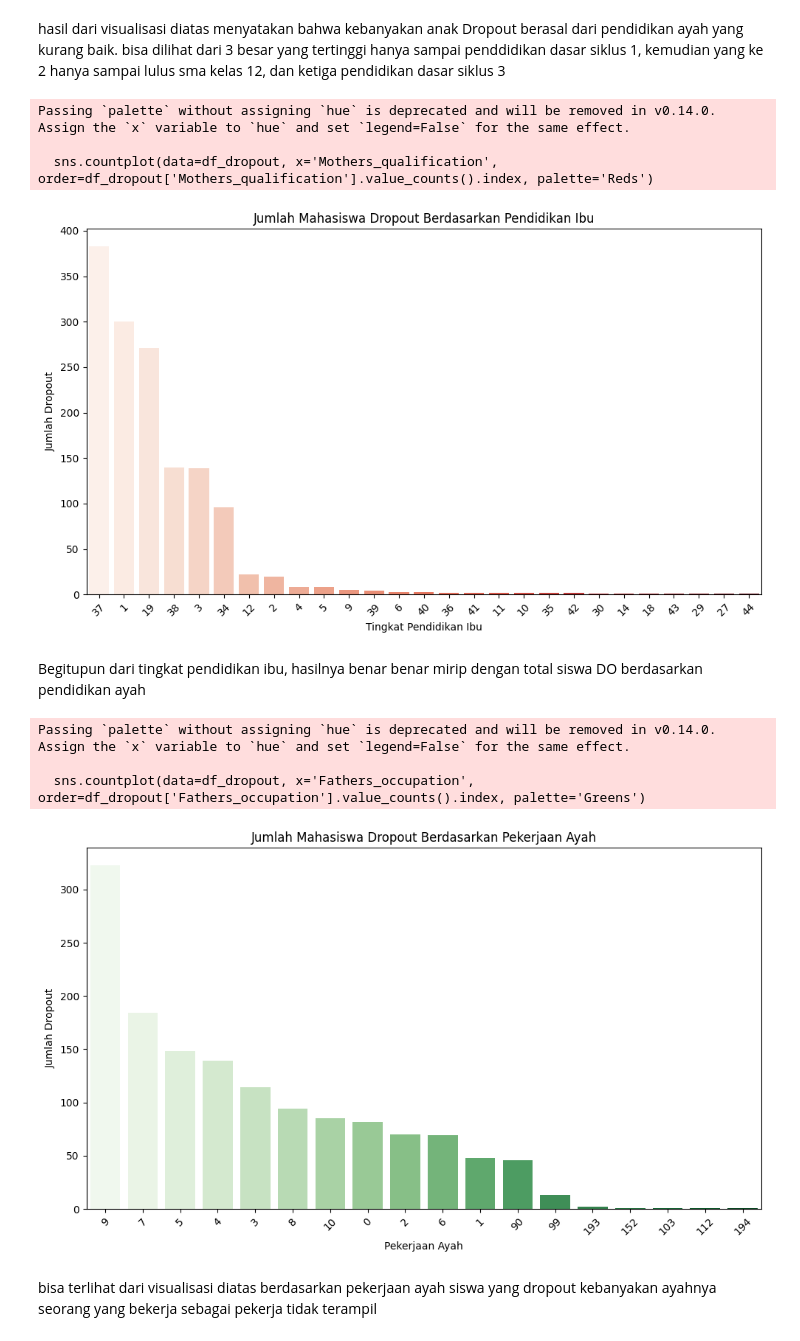
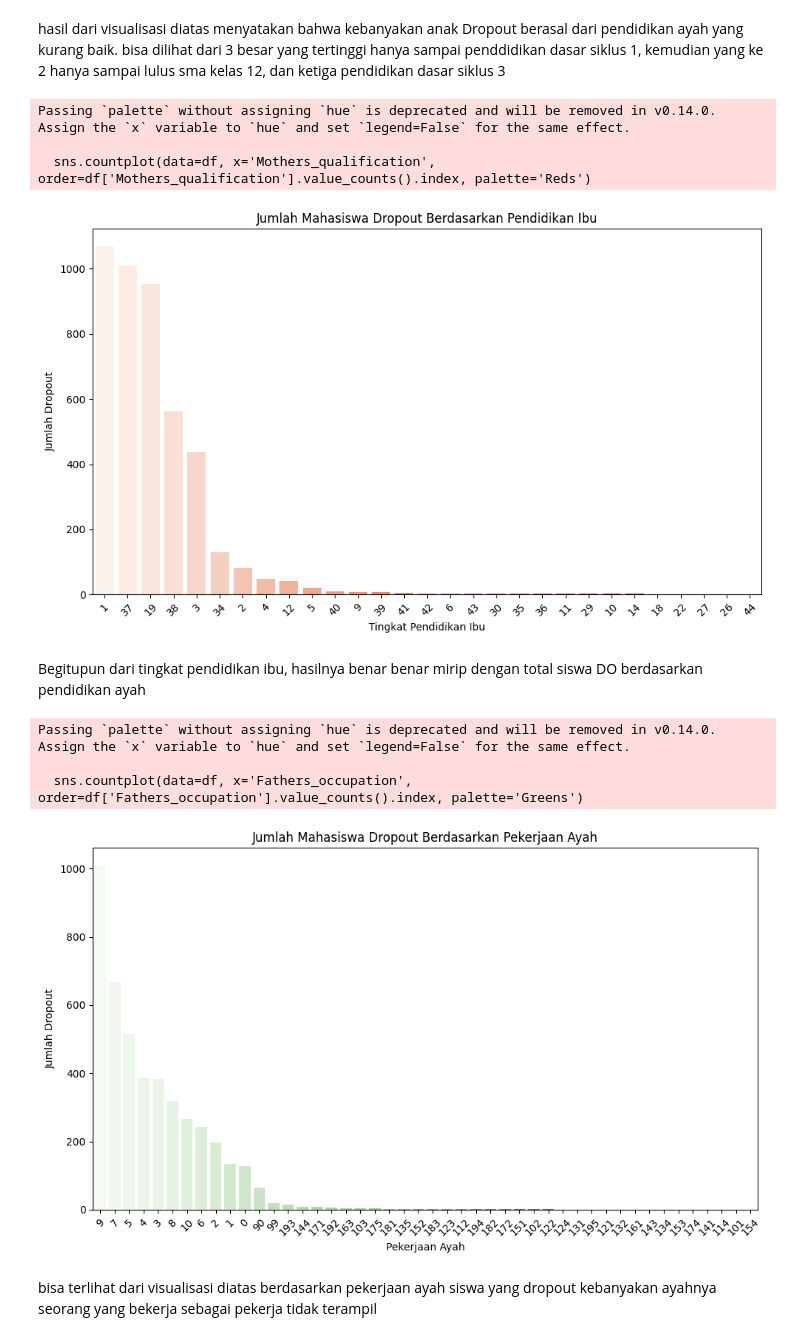
Before and after one commit to DhavaAdePratama/Students_Performance, a Jupyter notebook: Proyek_DS_2.ipynb, the cells around one changed output. Drawn from its saved outputs; the diff is of its cells as text; code cells hidden in the pictures.

```diff
--- a/Proyek_DS_2.ipynb
+++ b/Proyek_DS_2.ipynb
@@ -143,7 +154,7 @@ Passing `palette` without assigning `hue` is deprecated and will be removed in v
 hasil dari visualisasi diatas menyatakan bahwa kebanyakan anak Dropout berasal dari pendidikan ayah yang kurang baik. bisa dilihat dari 3 besar yang tertinggi hanya sampai penddidikan dasar siklus 1, kemudian yang ke 2 hanya sampai lulus sma kelas 12, dan ketiga pendidikan dasar siklus 3
 # %%
 plt.figure(figsize=(10, 6))
-sns.countplot(data=df_dropout, x='Mothers_qualification', order=df_dropout['Mothers_qualification'].value_counts().index, palette='Reds')
+sns.countplot(data=df, x='Mothers_qualification', order=df['Mothers_qualification'].value_counts().index, palette='Reds')
 plt.title('Jumlah Mahasiswa Dropout Berdasarkan Pendidikan Ibu')
 plt.xlabel('Tingkat Pendidikan Ibu')
 plt.ylabel('Jumlah Dropout')
@@ -153,26 +164,24 @@ plt.show()
 # %% [output]
 Passing `palette` without assigning `hue` is deprecated and will be removed in v0.14.0. Assign the `x` variable to `hue` and set `legend=False` for the same effect.
 
-  sns.countplot(data=df_dropout, x='Mothers_qualification', order=df_dropout['Mothers_qualification'].value_counts().index, palette='Reds')
+  sns.countplot(data=df, x='Mothers_qualification', order=df['Mothers_qualification'].value_counts().index, palette='Reds')
-[figure, old version]
+[figure, new version]
 # %% [markdown]
 Begitupun dari tingkat pendidikan ibu, hasilnya benar benar mirip dengan total siswa DO berdasarkan pendidikan ayah
 # %%
-
-# Hitung jumlah dropout berdasarkan Pekerjaan Ayah
 plt.figure(figsize=(10, 6))
-sns.countplot(data=df_dropout, x='Fathers_occupation', order=df_dropout['Fathers_occupation'].value_counts().index, palette='Greens')
+sns.countplot(data=df, x='Fathers_occupation', order=df['Fathers_occupation'].value_counts().index, palette='Greens')
 plt.title('Jumlah Mahasiswa Dropout Berdasarkan Pekerjaan Ayah')
 plt.xlabel('Pekerjaan Ayah')
 plt.ylabel('Jumlah Dropout')
 plt.xticks(rotation=45)
 plt.tight_layout()
 plt.show()
 # %% [output]
 Passing `palette` without assigning `hue` is deprecated and will be removed in v0.14.0. Assign the `x` variable to `hue` and set `legend=False` for the same effect.
 
-  sns.countplot(data=df_dropout, x='Fathers_occupation', order=df_dropout['Fathers_occupation'].value_counts().index, palette='Greens')
+  sns.countplot(data=df, x='Fathers_occupation', order=df['Fathers_occupation'].value_counts().index, palette='Greens')
-[figure, old version]
+[figure, new version]
 # %% [markdown]
 bisa terlihat dari visualisasi diatas berdasarkan pekerjaan ayah siswa yang dropout kebanyakan ayahnya seorang yang bekerja sebagai pekerja tidak terampil
 # %%
```
Also changed, not shown: parts of 43 cells of this notebook.
